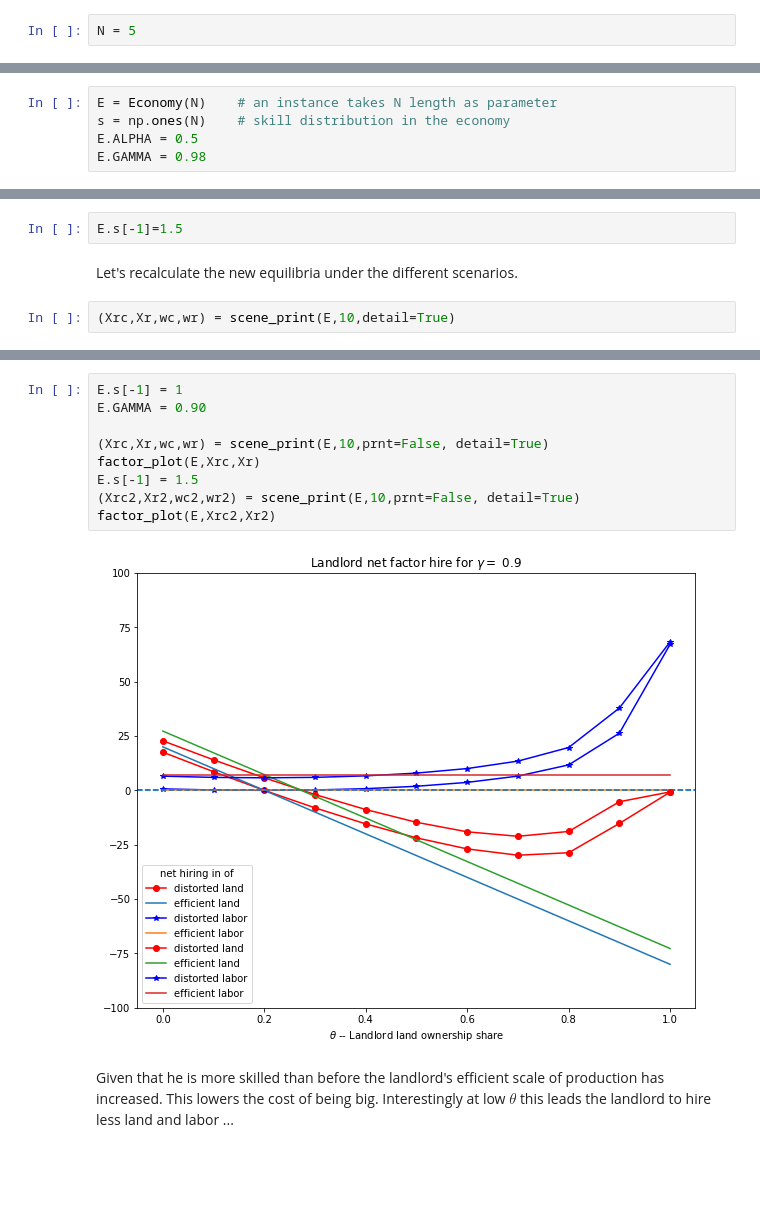
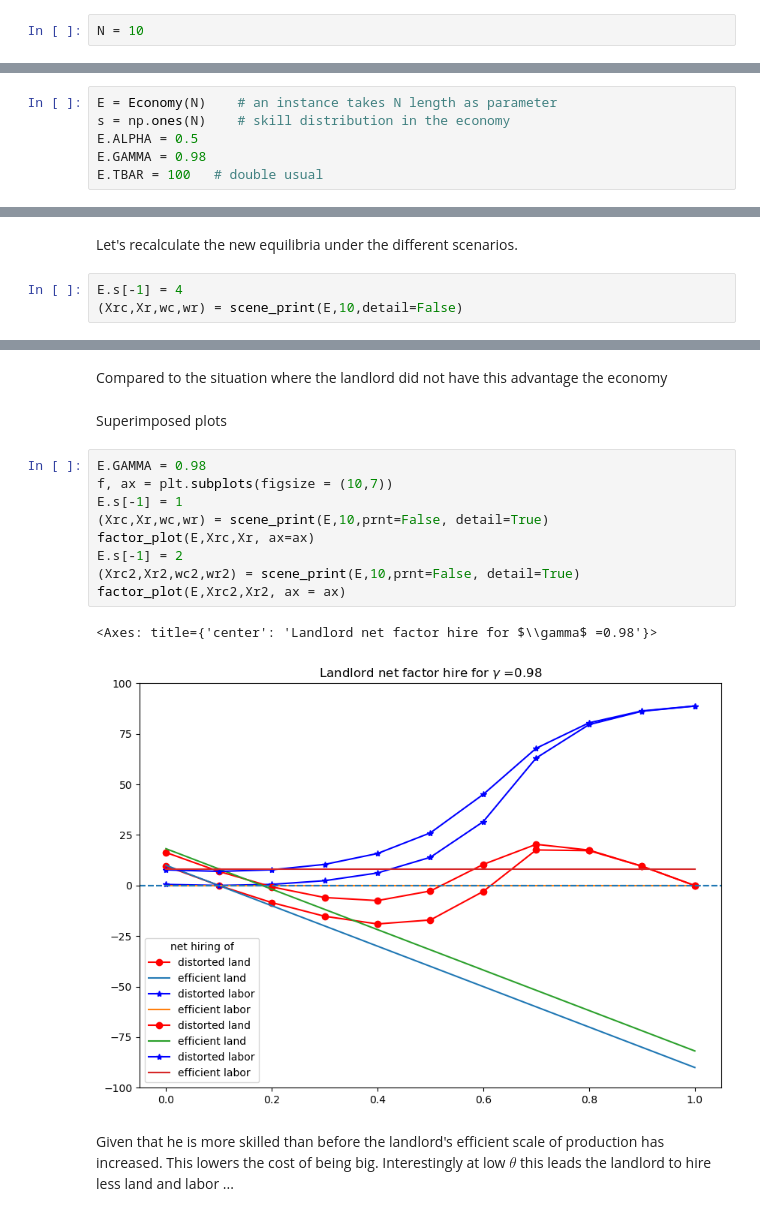
Before and after one commit to jhconning/geqfarm, a Jupyter notebook: LatifundiaEconomics.ipynb, the cells around one changed output, grey strips where cells are left out. Cells and saved outputs as stored; diff of their text form; blank space fills up the shorter version.

```diff
--- a/LatifundiaEconomics.ipynb
+++ b/LatifundiaEconomics.ipynb
@@ -65,7 +67,7 @@ The following contrived example helps to starkly highlight the mechanisms behind
 # %% [markdown]
 TO start simple assume that there just N=5 farmers each with a skill level normalized to 1.
 # %%
-N = 5
+N = 10
 # %% [markdown]
 Now create an economy and change a few parameters from their default.  The $\gamma$ parameter which measures the degree of homogeneity in production is purposefully set very high.. We are very close to assuming constant returns to scale (but setting it just below 1 is needed to make sure the size-distribution remains determinate).
 # %%
@@ -73,6 +75,7 @@ E = Economy(N)    # an instance takes N length as parameter
 s = np.ones(N)    # skill distribution in the economy
 E.ALPHA = 0.5
 E.GAMMA = 0.98
+E.TBAR = 100   # double usual
 # %%
 E.s
 # %% [output]
@@ -152,11 +213,10 @@ TLratio_plot(E,Xrc,Xr)
 # %% [markdown]
 ### Higher relative TFP to the farm with market power
-# %%
-E.s[-1]=1.5
 # %% [markdown]
 Let's recalculate the new equilibria under the different scenarios.
 # %%
-(Xrc,Xr,wc,wr) = scene_print(E,10,detail=True)
+E.s[-1] = 4
+(Xrc,Xr,wc,wr) = scene_print(E,10,detail=False)
 # %% [output]
 Assumed Parameters
 ==================
@@ -186,14 +246,19 @@ E.s[-1]
+# %% [markdown]
+Compared to the situation where the landlord did not have this advantage the economy
+# %% [markdown]
+Superimposed plots
 # %%
+E.GAMMA = 0.98
+f, ax = plt.subplots(figsize = (10,7))
 E.s[-1] = 1
-E.GAMMA = 0.90
-
 (Xrc,Xr,wc,wr) = scene_print(E,10,prnt=False, detail=True)
-factor_plot(E,Xrc,Xr)
-E.s[-1] = 1.5
+factor_plot(E,Xrc,Xr, ax=ax)
+E.s[-1] = 2
 (Xrc2,Xr2,wc2,wr2) = scene_print(E,10,prnt=False, detail=True)
-factor_plot(E,Xrc2,Xr2)
+factor_plot(E,Xrc2,Xr2, ax = ax)
 # %% [output]
+<Axes: title={'center': 'Landlord net factor hire for $\\gamma$ =0.98'}>
-[figure, old version]
+[figure, new version]
 # %% [markdown]
 Given that he is more skilled than before the landlord's efficient scale of production has increased. This lowers the cost of being big.  Interestingly at low $\theta$ this leads the landlord to hire less land and labor ...
 # %% [markdown]
```
Also changed, not shown: parts of 23 cells of this notebook, 3 other files.
